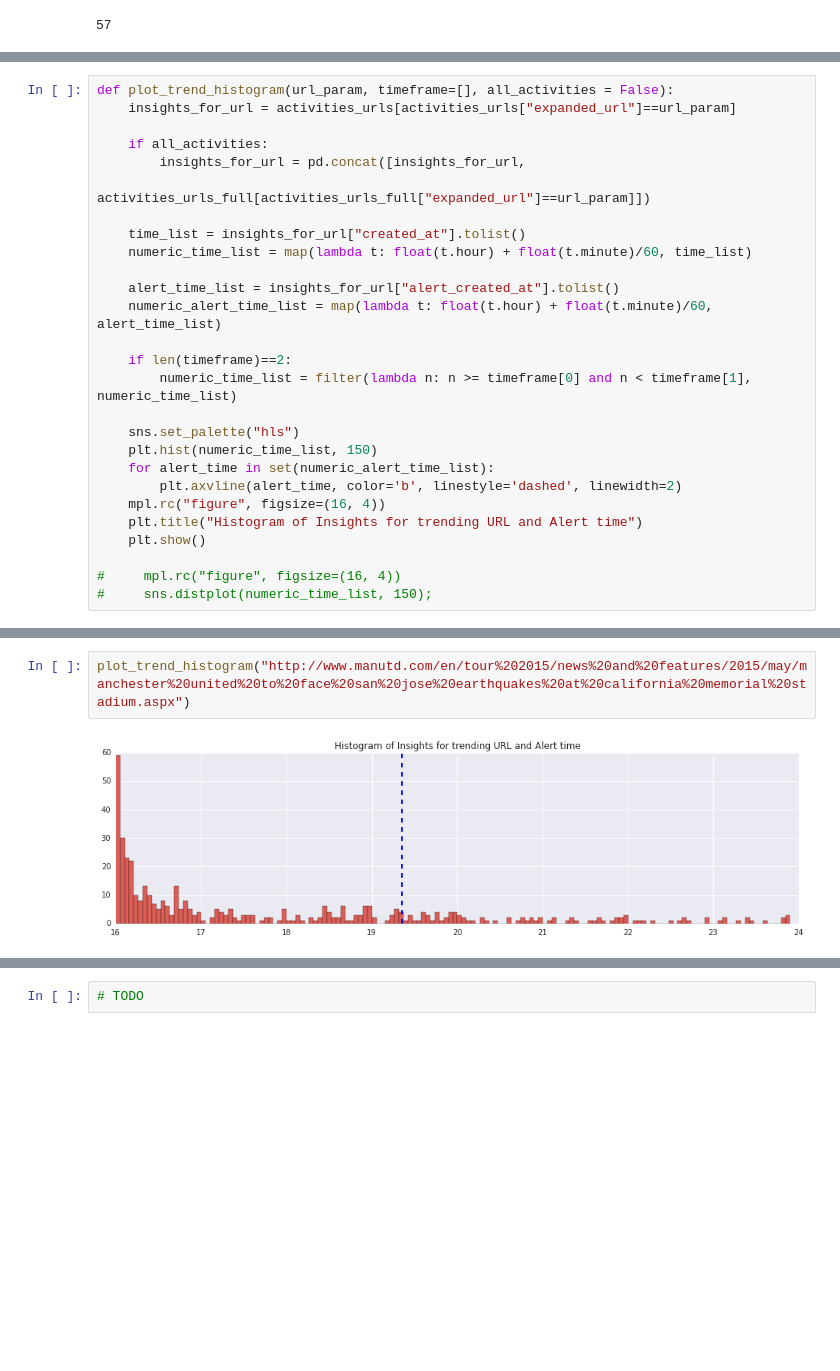
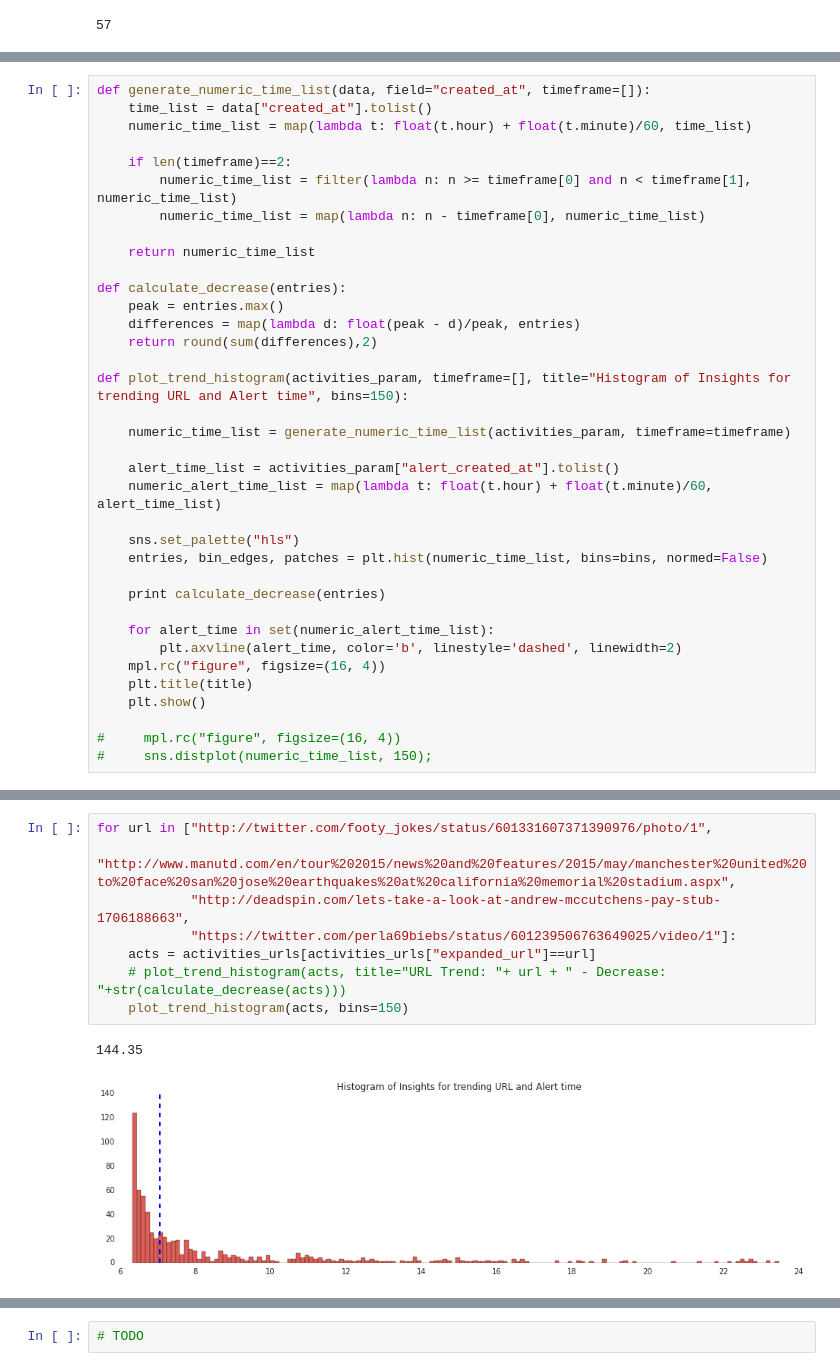
Before and after one commit to encorealerts/ipython-experiments, a Jupyter notebook: adornes/python_analysis_score_alerts.ipynb, the cells around one changed output, grey strips where cells are left out. Cells and saved outputs as stored; diff of their text form; blank space fills up the shorter version.

```diff
--- a/adornes/python_analysis_score_alerts.ipynb
+++ b/adornes/python_analysis_score_alerts.ipynb
@@ -478,26 +491,35 @@ generate_influencer_score(activity_id=None, k=50, f=1000000, l=1000000, verb='sh
 # %%
-def plot_trend_histogram(url_param, timeframe=[], all_activities = False):
-    insights_for_url = activities_urls[activities_urls["expanded_url"]==url_param]
-
-    if all_activities:
-        insights_for_url = pd.concat([insights_for_url,
-                                    activities_urls_full[activities_urls_full["expanded_url"]==url_param]])
-
-    time_list = insights_for_url["created_at"].tolist()
+def generate_numeric_time_list(data, field="created_at", timeframe=[]):
+    time_list = data["created_at"].tolist()
     numeric_time_list = map(lambda t: float(t.hour) + float(t.minute)/60, time_list)
-
-    alert_time_list = insights_for_url["alert_created_at"].tolist()
-    numeric_alert_time_list = map(lambda t: float(t.hour) + float(t.minute)/60, alert_time_list)
 
     if len(timeframe)==2:
         numeric_time_list = filter(lambda n: n >= timeframe[0] and n < timeframe[1], numeric_time_list)
+        numeric_time_list = map(lambda n: n - timeframe[0], numeric_time_list)
+
+    return numeric_time_list
+
+def calculate_decrease(entries):
+    peak = entries.max()
+    differences = map(lambda d: float(peak - d)/peak, entries)
+    return round(sum(differences),2)
+
+def plot_trend_histogram(activities_param, timeframe=[], title="Histogram of Insights for trending URL and Alert time", bins=150):
+
+    numeric_time_list = generate_numeric_time_list(activities_param, timeframe=timeframe)
+
+    alert_time_list = activities_param["alert_created_at"].tolist()
+    numeric_alert_time_list = map(lambda t: float(t.hour) + float(t.minute)/60, alert_time_list)
 
     sns.set_palette("hls")
-    plt.hist(numeric_time_list, 150)
+    entries, bin_edges, patches = plt.hist(numeric_time_list, bins=bins, normed=False)
+
+    print calculate_decrease(entries)
+
     for alert_time in set(numeric_alert_time_list):
         plt.axvline(alert_time, color='b', linestyle='dashed', linewidth=2)
     mpl.rc("figure", figsize=(16, 4))
-    plt.title("Histogram of Insights for trending URL and Alert time")
+    plt.title(title)
     plt.show()
 
 #     mpl.rc("figure", figsize=(16, 4))
@@ -509,4 +668,11 @@ plot_trend_histogram("http://twitter.com/footy_jokes/status/601331607371390976/p
 # %%
-plot_trend_histogram("http://www.manutd.com/en/tour%202015/news%20and%20features/2015/may/manchester%20united%20to%20face%20san%20jose%20earthquakes%20at%20california%20memorial%20stadium.aspx")
+for url in ["http://twitter.com/footy_jokes/status/601331607371390976/photo/1",
+            "http://www.manutd.com/en/tour%202015/news%20and%20features/2015/may/manchester%20united%20to%20face%20san%20jose%20earthquakes%20at%20california%20memorial%20stadium.aspx",
+            "http://deadspin.com/lets-take-a-look-at-andrew-mccutchens-pay-stub-1706188663",
+            "https://twitter.com/perla69biebs/status/601239506763649025/video/1"]:
+    acts = activities_urls[activities_urls["expanded_url"]==url]
+    # plot_trend_histogram(acts, title="URL Trend: "+ url + " - Decrease: "+str(calculate_decrease(acts)))
+    plot_trend_histogram(acts, bins=150)
 # %% [output]
+144.35
-[figure, old version]
+[figure, new version]
```
Also changed, not shown: parts of 18 cells of this notebook.
